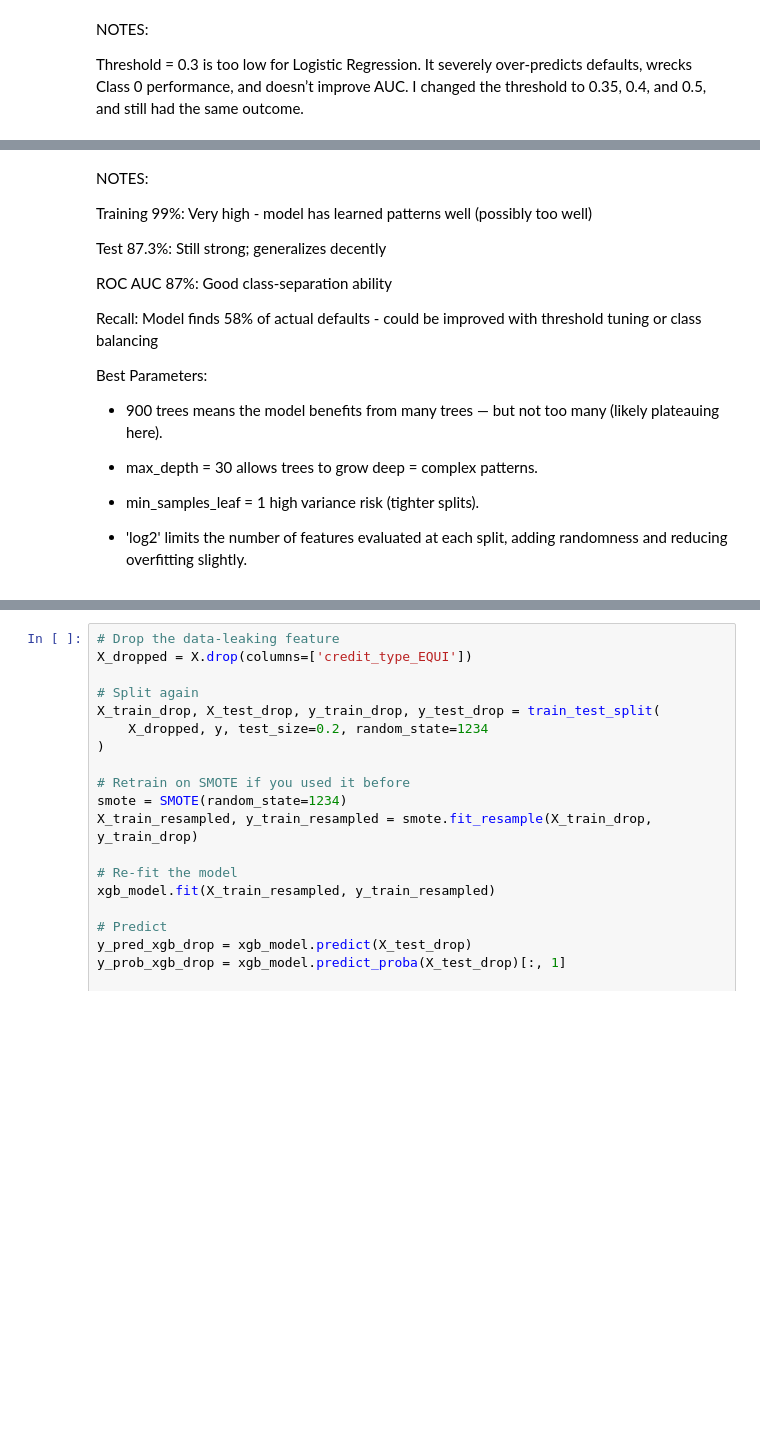
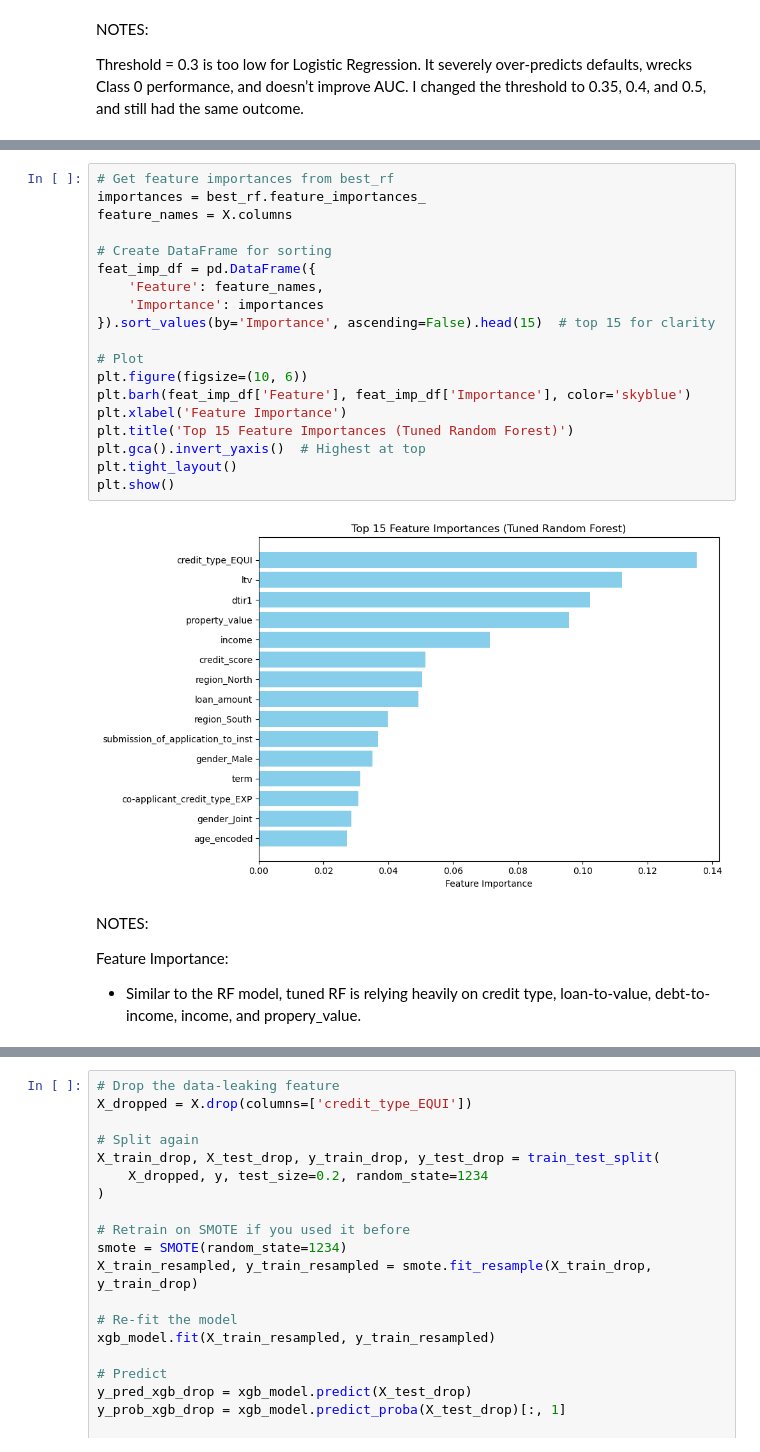
Before and after one commit to ampena1102/Capstone3_LoanDefault, a Jupyter notebook: Loan_Default_Modeling_Final.ipynb, the cells around one changed output, grey strips where cells are left out. Drawn from its saved outputs; the diff is of its cells as text; blank space fills up the shorter version.

```diff
--- a/Loan_Default_Modeling_Final.ipynb
+++ b/Loan_Default_Modeling_Final.ipynb
@@ -1139,22 +1150,29 @@ Classification Report:
+# %%
+# Get feature importances from best_rf
+importances = best_rf.feature_importances_
+feature_names = X.columns
+
+# Create DataFrame for sorting
+feat_imp_df = pd.DataFrame({
+    'Feature': feature_names,
+    'Importance': importances
+}).sort_values(by='Importance', ascending=False).head(15)  # top 15 for clarity
+
+# Plot
+plt.figure(figsize=(10, 6))
+plt.barh(feat_imp_df['Feature'], feat_imp_df['Importance'], color='skyblue')
+plt.xlabel('Feature Importance')
+plt.title('Top 15 Feature Importances (Tuned Random Forest)')
+plt.gca().invert_yaxis()  # Highest at top
+plt.tight_layout()
+plt.show()
+# %% [output]
+[figure, added]
 # %% [markdown]
 NOTES:
 
-Training 99%: Very high - model has learned patterns well (possibly too well)
-
-Test 87.3%:	Still strong; generalizes decently
-
-ROC AUC	87%:	Good class-separation ability
-
-Recall: Model finds 58% of actual defaults - could be improved with threshold tuning or class balancing
-
-Best Parameters:
-- 900 trees means the model benefits from many trees — but not too many (likely plateauing here).
-
-- max_depth = 30 allows trees to grow deep = complex patterns.
-
-- min_samples_leaf = 1 high variance risk (tighter splits).
-
-- 'log2' limits the number of features evaluated at each split, adding randomness and reducing overfitting slightly.
+Feature Importance:
+- Similar to the RF model, tuned RF is relying heavily on credit type, loan-to-value, debt-to-income, income, and propery_value.
 # %%
 # Improve Recall(find more defaulters)
 # Custom threshold evaluation
```
Also changed, not shown: parts of 59 cells of this notebook.
